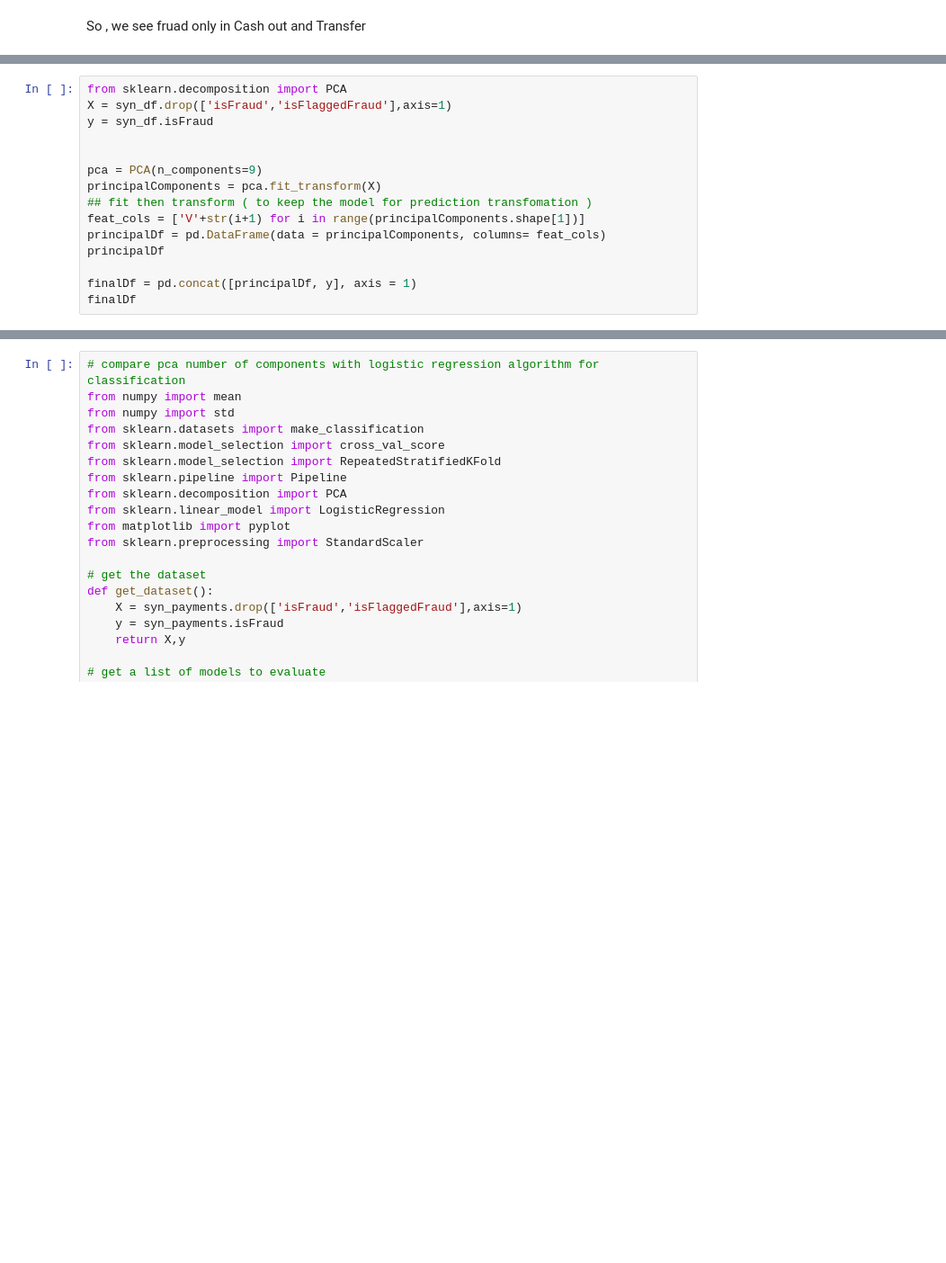
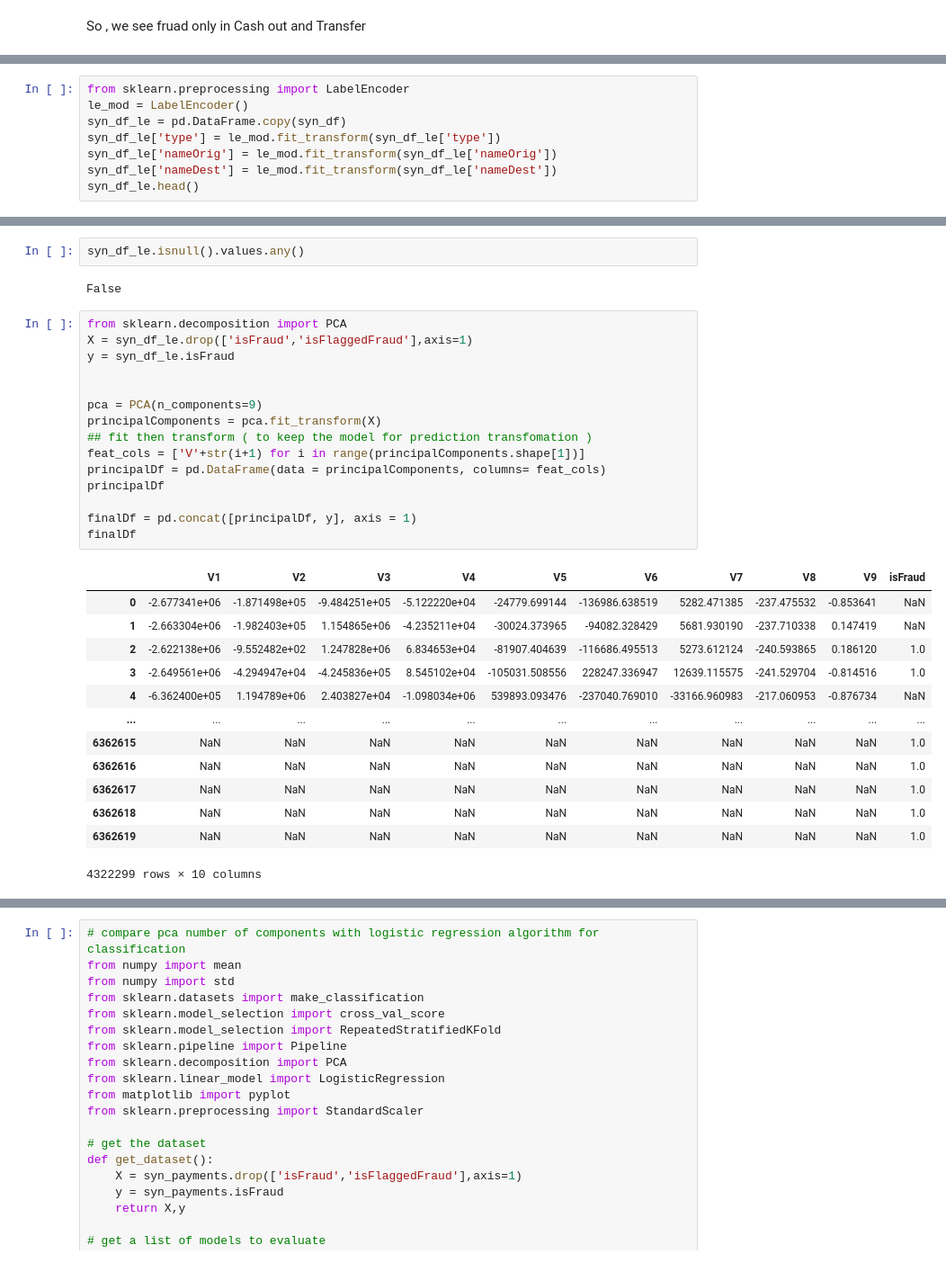
Before and after one commit to mohammad0alfares/Credit-Card-Fraud-Detection, a Jupyter notebook: CreditCardFraudDetection_DT.ipynb, the cells around one changed output, grey strips where cells are left out. Shown at 90% size. Saved outputs shown, nothing was run; the diff lists cells and outputs as text; blank space fills up the shorter version.

```diff
--- a/CreditCardFraudDetection_DT.ipynb
+++ b/CreditCardFraudDetection_DT.ipynb
@@ -130,0 +162,8 @@ syn_df= syn_payments.loc[(syn_payments.type == 'TRANSFER') | (syn_payments.type
+# %%
+from sklearn.preprocessing import LabelEncoder
+le_mod = LabelEncoder()
+syn_df_le = pd.DataFrame.copy(syn_df)
+syn_df_le['type'] = le_mod.fit_transform(syn_df_le['type'])
+syn_df_le['nameOrig'] = le_mod.fit_transform(syn_df_le['nameOrig'])
+syn_df_le['nameDest'] = le_mod.fit_transform(syn_df_le['nameDest'])
+syn_df_le.head()
@@ -131,15 +177,33 @@ syn_df= syn_payments.loc[(syn_payments.type == 'TRANSFER') | (syn_payments.type
+# %%
+syn_df_le.isnull().values.any()
+# %% [output]
+False
 # %%
 from sklearn.decomposition import PCA
-X = syn_df.drop(['isFraud','isFlaggedFraud'],axis=1)
-y = syn_df.isFraud
+X = syn_df_le.drop(['isFraud','isFlaggedFraud'],axis=1)
+y = syn_df_le.isFraud
 
 
 pca = PCA(n_components=9)
 principalComponents = pca.fit_transform(X)
 ## fit then transform ( to keep the model for prediction transfomation )
 feat_cols = ['V'+str(i+1) for i in range(principalComponents.shape[1])]
 principalDf = pd.DataFrame(data = principalComponents, columns= feat_cols)
 principalDf
 
 finalDf = pd.concat([principalDf, y], axis = 1)
 finalDf
+# %% [output]
+|  | V1 | V2 | V3 | V4 | V5 | V6 | V7 | V8 | V9 | isFraud |
+| 0 | -2.677341e+06 | -1.871498e+05 | -9.484251e+05 | -5.122220e+04 | -24779.699144 | -136986.638519 | 5282.471385 | -237.475532 | -0.853641 | NaN |
+| 1 | -2.663304e+06 | -1.982403e+05 | 1.154865e+06 | -4.235211e+04 | -30024.373965 | -94082.328429 | 5681.930190 | -237.710338 | 0.147419 | NaN |
+| 2 | -2.622138e+06 | -9.552482e+02 | 1.247828e+06 | 6.834653e+04 | -81907.404639 | -116686.495513 | 5273.612124 | -240.593865 | 0.186120 | 1.0 |
+| 3 | -2.649561e+06 | -4.294947e+04 | -4.245836e+05 | 8.545102e+04 | -105031.508556 | 228247.336947 | 12639.115575 | -241.529704 | -0.814516 | 1.0 |
+| 4 | -6.362400e+05 | 1.194789e+06 | 2.403827e+04 | -1.098034e+06 | 539893.093476 | -237040.769010 | -33166.960983 | -217.060953 | -0.876734 | NaN |
+| ... | ... | ... | ... | ... | ... | ... | ... | ... | ... | ... |
+| 6362615 | NaN | NaN | NaN | NaN | NaN | NaN | NaN | NaN | NaN | 1.0 |
+| 6362616 | NaN | NaN | NaN | NaN | NaN | NaN | NaN | NaN | NaN | 1.0 |
+| 6362617 | NaN | NaN | NaN | NaN | NaN | NaN | NaN | NaN | NaN | 1.0 |
+| 6362618 | NaN | NaN | NaN | NaN | NaN | NaN | NaN | NaN | NaN | 1.0 |
+| 6362619 | NaN | NaN | NaN | NaN | NaN | NaN | NaN | NaN | NaN | 1.0 |
+4322299 rows × 10 columns
```
Also changed, not shown: parts of 9 cells of this notebook.
